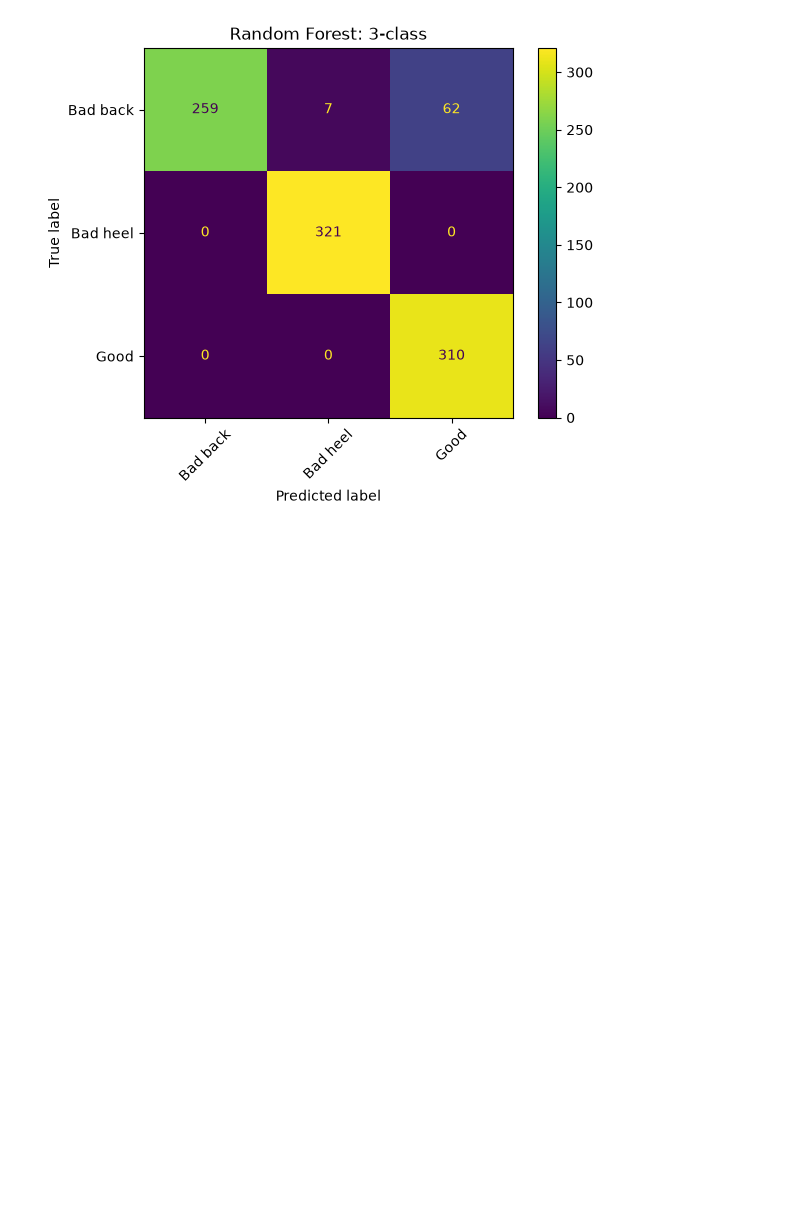
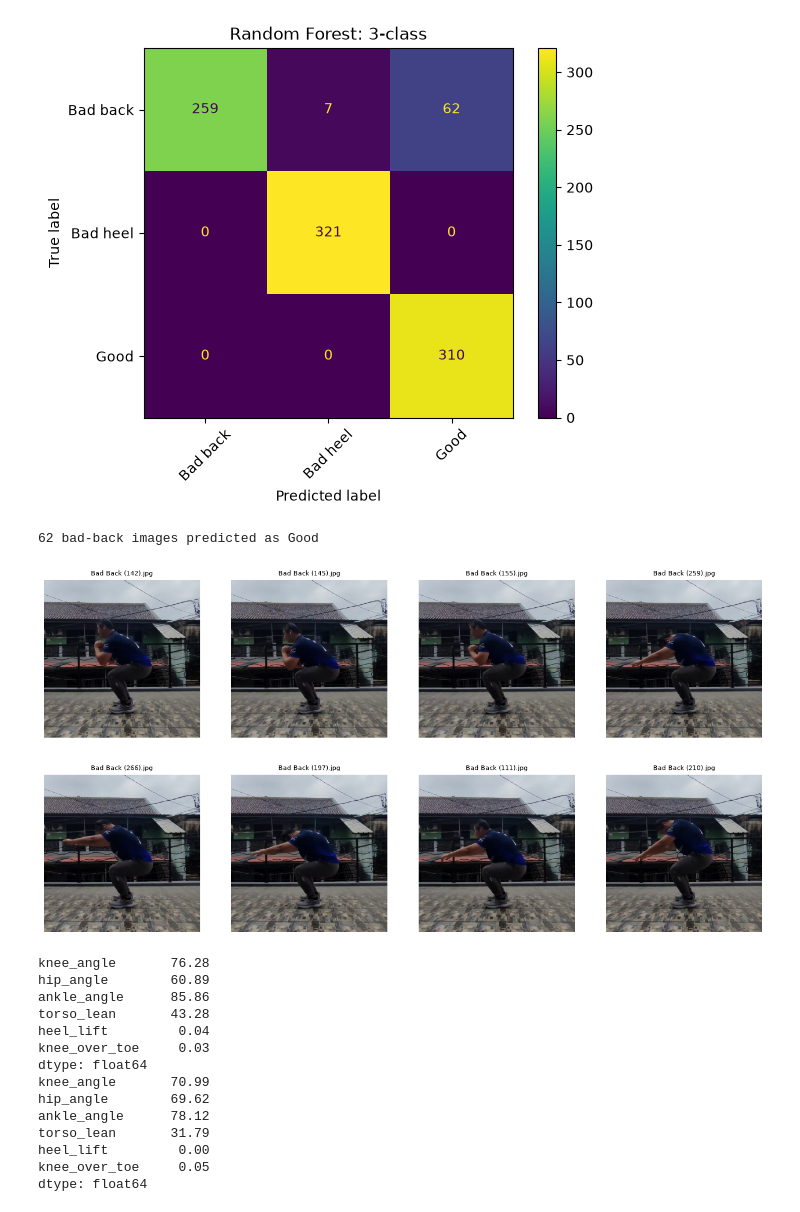
Before and after one commit to mariecarii/CSCI-499-Capstone-Project, a Jupyter notebook: ml_algo_.ipynb, the cells around one changed output. Cells and saved outputs as stored; diff of their text form; code cells hidden in the pictures; blank space fills up the shorter version.

Commit message:
anaylzing bad back

```diff
--- a/ml_algo_.ipynb
+++ b/ml_algo_.ipynb
@@ -495,5 +495,39 @@ weighted avg       0.95      0.94      0.94       959
    macro avg       0.94      0.93      0.93       959
 weighted avg       0.94      0.93      0.93       959
 [figure]
+# %%
+#anaylzing why bad back is struggling
+test_eval = test.copy()
+test_eval["pred3"] = pred3
+missed = test_eval[(test_eval["class"] == "Bad back") & (test_eval["pred3"] == "Good")]
+print(len(missed), "bad-back images predicted as Good")
+
+n = min(8, len(missed))
+fig, axes = plt.subplots(2, 4, figsize=(16, 8))
+for ax, (_, r) in zip(axes.ravel(), missed.sample(n, random_state=0).iterrows()):
+    img = cv2.cvtColor(cv2.imread(str(SQUATS_DIR / "test" / r["class"] / r["file"])), cv2.COLOR_BGR2RGB)
+    ax.imshow(img); ax.set_title(r["file"], fontsize=8); ax.axis("off")
+plt.show()
+
+# do they look like Good squats on the numbers?
+print(missed[FEATURES].mean().round(2))
+print(test_eval[test_eval["class"] == "Good"][FEATURES].mean().round(2))
+# %% [output]
+62 bad-back images predicted as Good
+[figure, added]
+knee_angle       76.28
+hip_angle        60.89
+ankle_angle      85.86
+torso_lean       43.28
+heel_lift         0.04
+knee_over_toe     0.03
+dtype: float64
+knee_angle       70.99
+hip_angle        69.62
+ankle_angle      78.12
+torso_lean       31.79
+heel_lift         0.00
+knee_over_toe     0.05
+dtype: float64
 # %%
 #run landmarker.close() when finished to close it, as it holds memory while open
```
